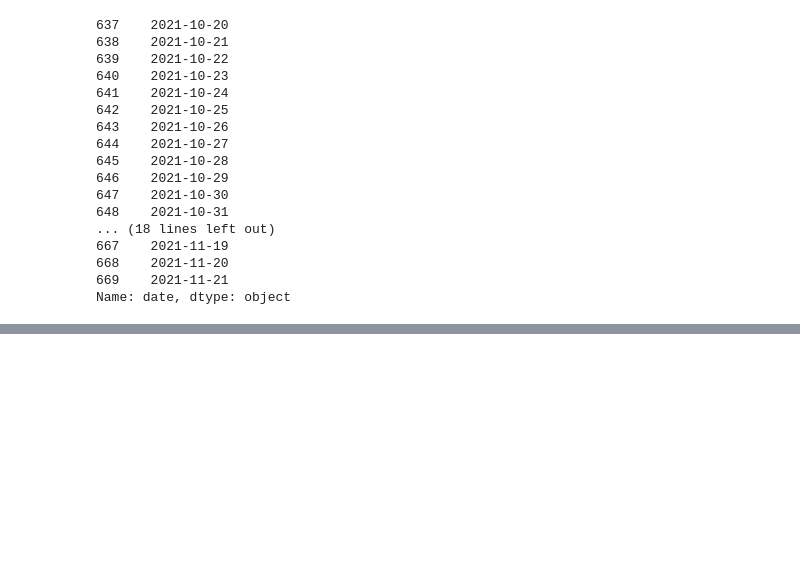
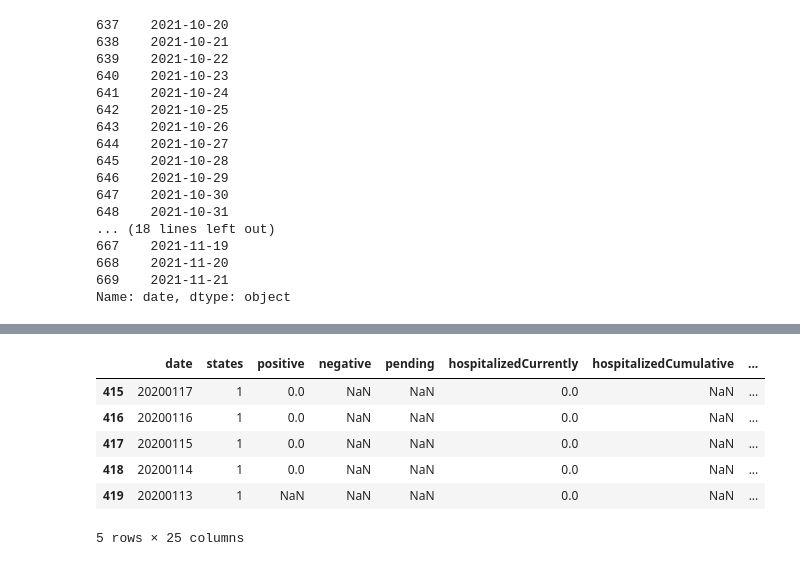
Before and after one commit to digantgarude/Covid-19-Vaccine-Rhetoric-Analysis-Based-on-Tweets, a Jupyter notebook: COVID_Count_API/covid_19_count.ipynb, the cells around one changed output, grey strips where cells are left out. Cells and saved outputs as stored; diff of their text form; code cells hidden in the pictures; blank space fills up the shorter version.

```diff
--- a/COVID_Count_API/covid_19_count.ipynb
+++ b/COVID_Count_API/covid_19_count.ipynb
@@ -36,0 +73,12 @@ Name: date, dtype: object
+# %%
+df_us_data.hospitalizedCurrently.fillna(0,inplace=True)
+# %%
+df_us_data.tail()
+# %% [output]
+|  | date | states | positive | negative | pending | hospitalizedCurrently | hospitalizedCumulative | ... |
+| 415 | 20200117 | 1 | 0.0 | NaN | NaN | 0.0 | NaN | ... |
+| 416 | 20200116 | 1 | 0.0 | NaN | NaN | 0.0 | NaN | ... |
+| 417 | 20200115 | 1 | 0.0 | NaN | NaN | 0.0 | NaN | ... |
+| 418 | 20200114 | 1 | 0.0 | NaN | NaN | 0.0 | NaN | ... |
+| 419 | 20200113 | 1 | NaN | NaN | NaN | 0.0 | NaN | ... |
+5 rows × 25 columns
```
Also changed, not shown: parts of 9 cells of this notebook, 25 other files.
